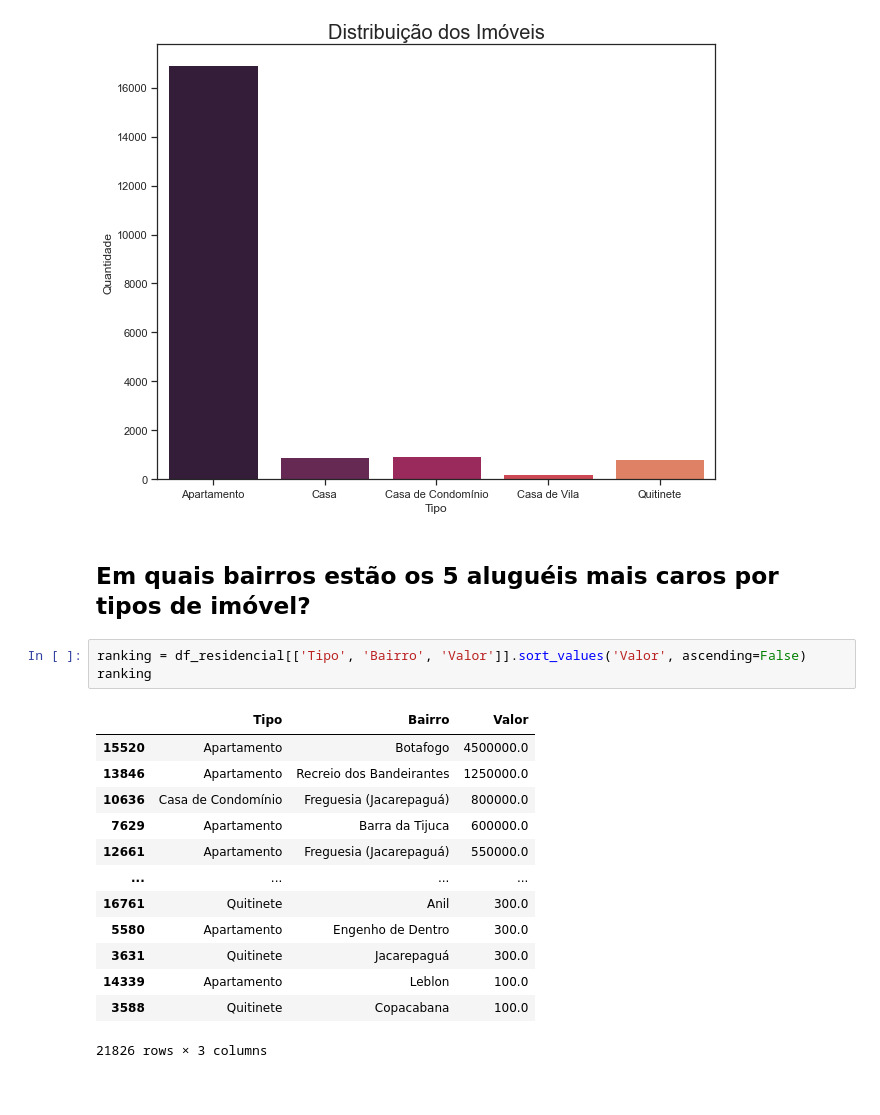
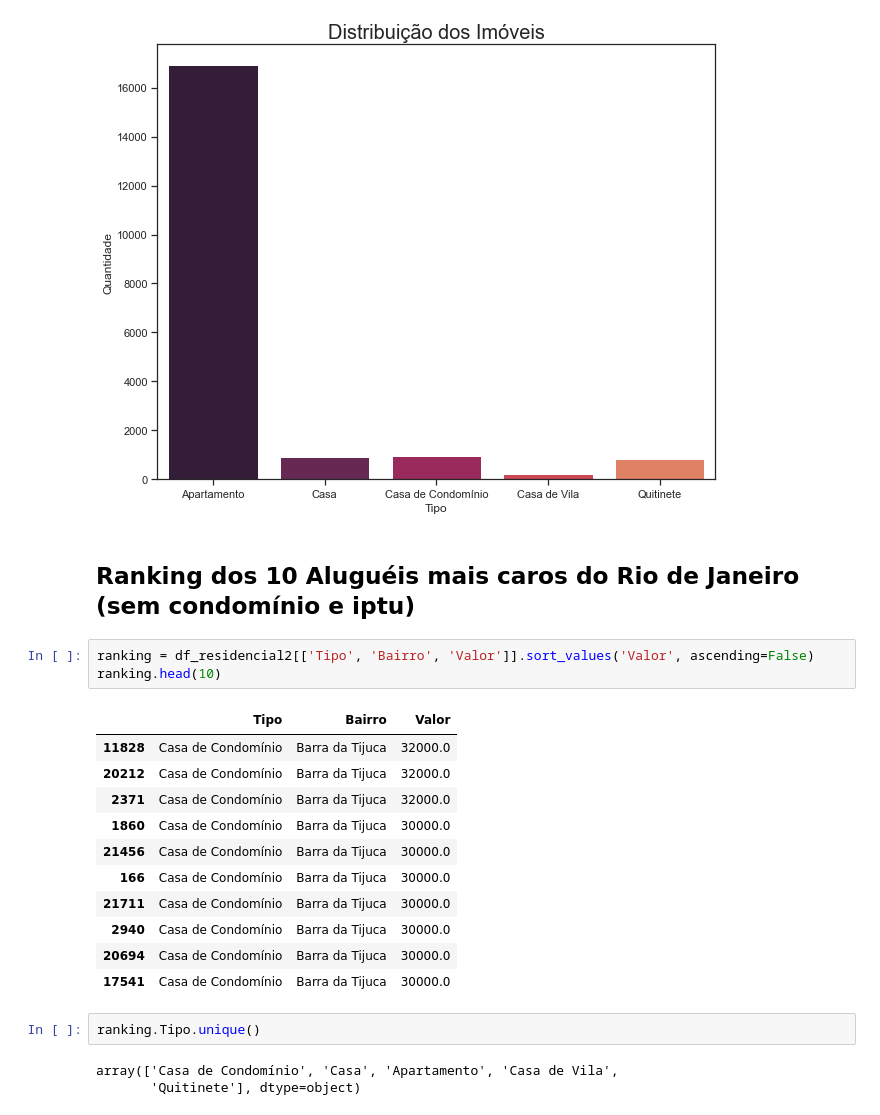
Before and after one commit to nsfoliveira/Projeto_Python_Alugueis_RioDeJaneiro, a Jupyter notebook: Alugueis_RJ.ipynb, the cells around one changed output. Cells and saved outputs as stored; diff of their text form; blank space fills up the shorter version.

```diff
--- a/Alugueis_RJ.ipynb
+++ b/Alugueis_RJ.ipynb
@@ -362,21 +350,24 @@ plt.show(fig)
 # %% [output]
 [figure]
 # %% [markdown]
-## Em quais bairros estão os 5 aluguéis mais caros por tipos de imóvel?
+## Ranking dos 10 Aluguéis mais caros do Rio de Janeiro (sem condomínio e iptu)
 # %%
-ranking = df_residencial[['Tipo', 'Bairro', 'Valor']].sort_values('Valor', ascending=False)
-ranking
+ranking = df_residencial2[['Tipo', 'Bairro', 'Valor']].sort_values('Valor', ascending=False)
+ranking.head(10)
 # %% [output]
 |  | Tipo | Bairro | Valor |
-| 15520 | Apartamento | Botafogo | 4500000.0 |
-| 13846 | Apartamento | Recreio dos Bandeirantes | 1250000.0 |
-| 10636 | Casa de Condomínio | Freguesia (Jacarepaguá) | 800000.0 |
-| 7629 | Apartamento | Barra da Tijuca | 600000.0 |
-| 12661 | Apartamento | Freguesia (Jacarepaguá) | 550000.0 |
-| ... | ... | ... | ... |
-| 16761 | Quitinete | Anil | 300.0 |
-| 5580 | Apartamento | Engenho de Dentro | 300.0 |
-| 3631 | Quitinete | Jacarepaguá | 300.0 |
-| 14339 | Apartamento | Leblon | 100.0 |
-| 3588 | Quitinete | Copacabana | 100.0 |
+| 11828 | Casa de Condomínio | Barra da Tijuca | 32000.0 |
+| 20212 | Casa de Condomínio | Barra da Tijuca | 32000.0 |
+| 2371 | Casa de Condomínio | Barra da Tijuca | 32000.0 |
+| 1860 | Casa de Condomínio | Barra da Tijuca | 30000.0 |
+| 21456 | Casa de Condomínio | Barra da Tijuca | 30000.0 |
+| 166 | Casa de Condomínio | Barra da Tijuca | 30000.0 |
+| 21711 | Casa de Condomínio | Barra da Tijuca | 30000.0 |
+| 2940 | Casa de Condomínio | Barra da Tijuca | 30000.0 |
+| 20694 | Casa de Condomínio | Barra da Tijuca | 30000.0 |
+| 17541 | Casa de Condomínio | Barra da Tijuca | 30000.0 |
-21826 rows × 3 columns
+# %%
+ranking.Tipo.unique()
+# %% [output]
+array(['Casa de Condomínio', 'Casa', 'Apartamento', 'Casa de Vila',
+       'Quitinete'], dtype=object)
```
Also changed, not shown: parts of 3 cells of this notebook, 1 other file.
